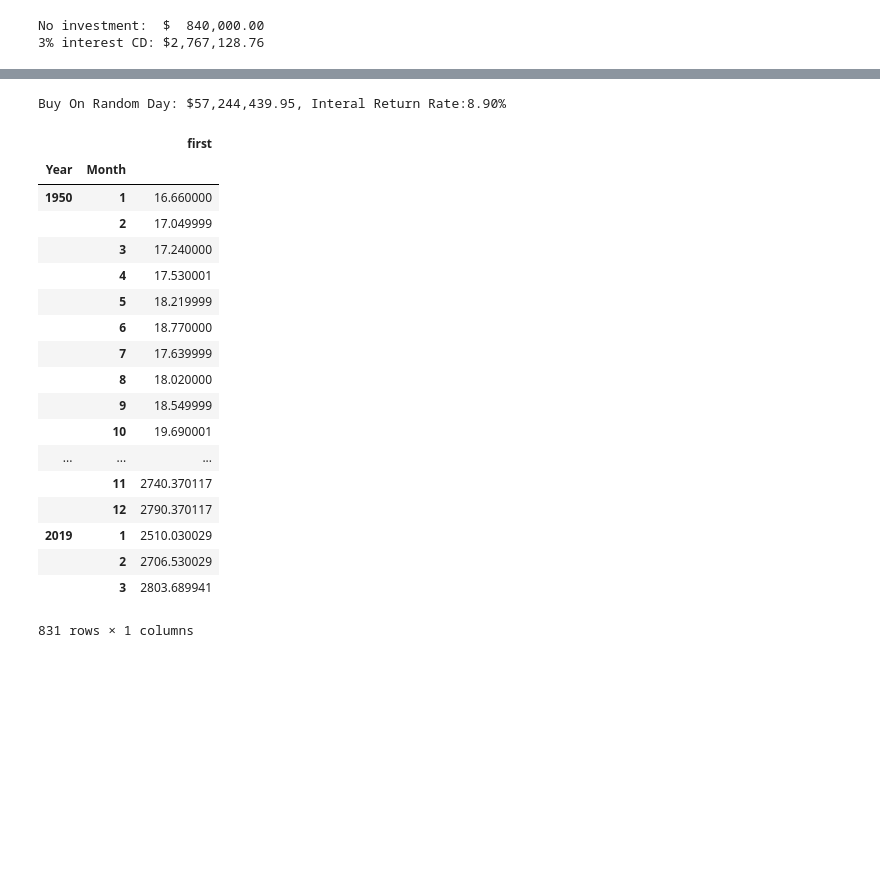
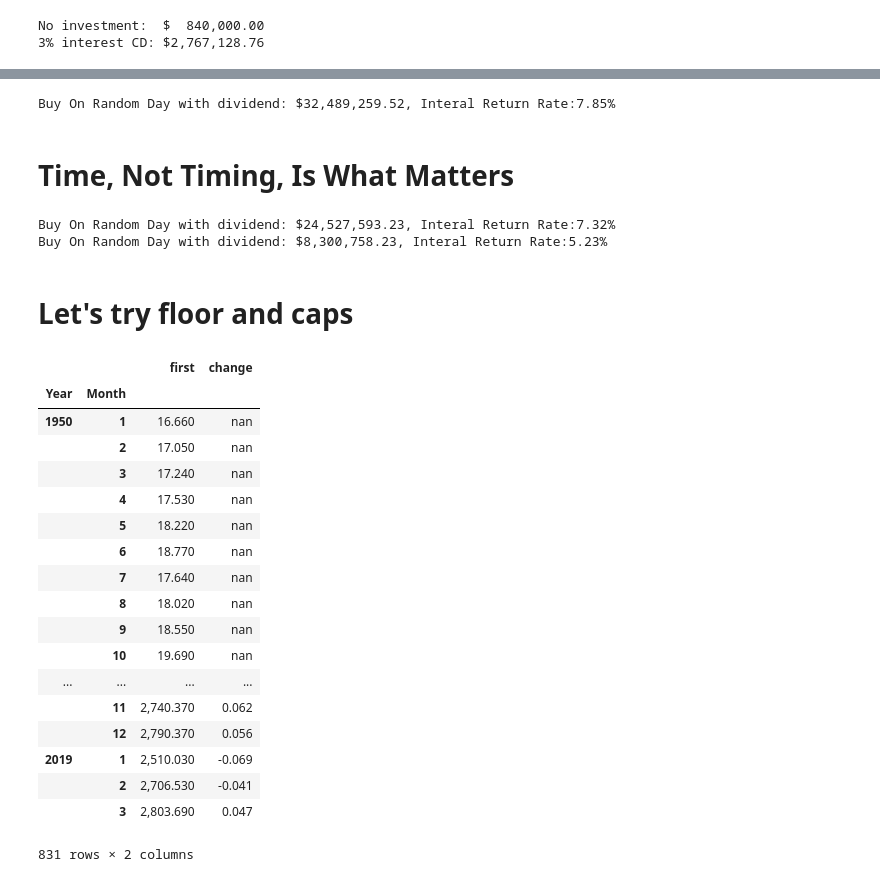
Before and after one commit to dingdinghzq/Investment101, a Jupyter notebook: SP500.ipynb, the cells around one changed output, grey strips where cells are left out. Drawn from its saved outputs; the diff is of its cells as text; code cells hidden in the pictures; blank space fills up the shorter version.

```diff
--- a/SP500.ipynb
+++ b/SP500.ipynb
@@ -210,35 +210,63 @@ try_again
 def get_value_with_dividend(every_year):
     today_with_dividend = every_year.sum()
     rand_value_with_dividen = today_with_dividend['RandShareWithDividend']*last_close*0.85
-    print ("Buy On Random Day: ${0:12,.2f}, Interal Return Rate:{1:.2f}%".format(rand_value_with_dividen, get_irr(rand_value_with_dividen)))
+    print ("Buy On Random Day with dividend: ${0:12,.2f}, Interal Return Rate:{1:.2f}%".format(rand_value_with_dividen, get_irr(rand_value_with_dividen)))
 
 get_value_with_dividend(try_again)
 # %% [output]
-Buy On Random Day: $57,244,439.95, Interal Return Rate:8.90%
+Buy On Random Day with dividend: $32,489,259.52, Interal Return Rate:7.85%
+# %% [markdown]
+# Time, Not Timing, Is What Matters
+# %%
+def invest_with_dividend():
+    data = find_purchase_price(quote)
+    invest(every_year_investment, data)
+    add_dividend(data)
+    return data
+
+column_index = onlyInvestTop20Years.columns.get_loc("RandShareWithDividend")
+
+onlyInvestTop20Years = invest_with_dividend()
+onlyInvestTop20Years.iloc[20:, column_index] = 0
+get_value_with_dividend(onlyInvestTop20Years)
+#display(onlyInvestTop20Years)
+
+onlyInvestLast50Years = invest_with_dividend()
+onlyInvestLast50Years.iloc[:20, column_index] = 0
+get_value_with_dividend(onlyInvestLast50Years)
+#display(onlyInvestLast50Years)
+# %% [output]
+Buy On Random Day with dividend: $24,527,593.23, Interal Return Rate:7.32%
+Buy On Random Day with dividend: $8,300,758.23, Interal Return Rate:5.23%
+# %% [markdown]
+# Let's try floor and caps
 # %%
 quote['Month'] = quote['Date'].map(lambda x:x.month)
-quote
 
-first_day_of_each_month = quote.groupby(['Year', 'Month'])['Adj Close'].agg(['first'])
+def calc_monthly_change(quote):
+    first_day_of_each_month = quote.groupby(['Year', 'Month'])['Adj Close'].agg(['first'])
+    first_day_of_each_month["change"] = first_day_of_each_month.pct_change(12)
+    return first_day_of_each_month
+
+first_day_of_each_month = calc_monthly_change(quote)
+first_day_of_each_month
+# %% [output]
+|  |  | first | change |
+| Year | Month |  |  |
+| 1950 | 1 | 16.660 | nan |
+|  | 2 | 17.050 | nan |
+|  | 3 | 17.240 | nan |
+|  | 4 | 17.530 | nan |
+|  | 5 | 18.220 | nan |
+|  | 6 | 18.770 | nan |
+|  | 7 | 17.640 | nan |
+|  | 8 | 18.020 | nan |
+|  | 9 | 18.550 | nan |
+|  | 10 | 19.690 | nan |
+| ... | ... | ... | ... |
+|  | 11 | 2,740.370 | 0.062 |
+|  | 12 | 2,790.370 | 0.056 |
+| 2019 | 1 | 2,510.030 | -0.069 |
+|  | 2 | 2,706.530 | -0.041 |
+|  | 3 | 2,803.690 | 0.047 |
+831 rows × 2 columns
-# %%
-first_day_of_each_month
-# %% [output]
-|  |  | first |
-| Year | Month |  |
-| 1950 | 1 | 16.660000 |
-|  | 2 | 17.049999 |
-|  | 3 | 17.240000 |
-|  | 4 | 17.530001 |
-|  | 5 | 18.219999 |
-|  | 6 | 18.770000 |
-|  | 7 | 17.639999 |
-|  | 8 | 18.020000 |
-|  | 9 | 18.549999 |
-|  | 10 | 19.690001 |
-| ... | ... | ... |
-|  | 11 | 2740.370117 |
-|  | 12 | 2790.370117 |
-| 2019 | 1 | 2510.030029 |
-|  | 2 | 2706.530029 |
-|  | 3 | 2803.689941 |
-831 rows × 1 columns
```
Also changed, not shown: parts of 14 cells of this notebook, 1 other file.
